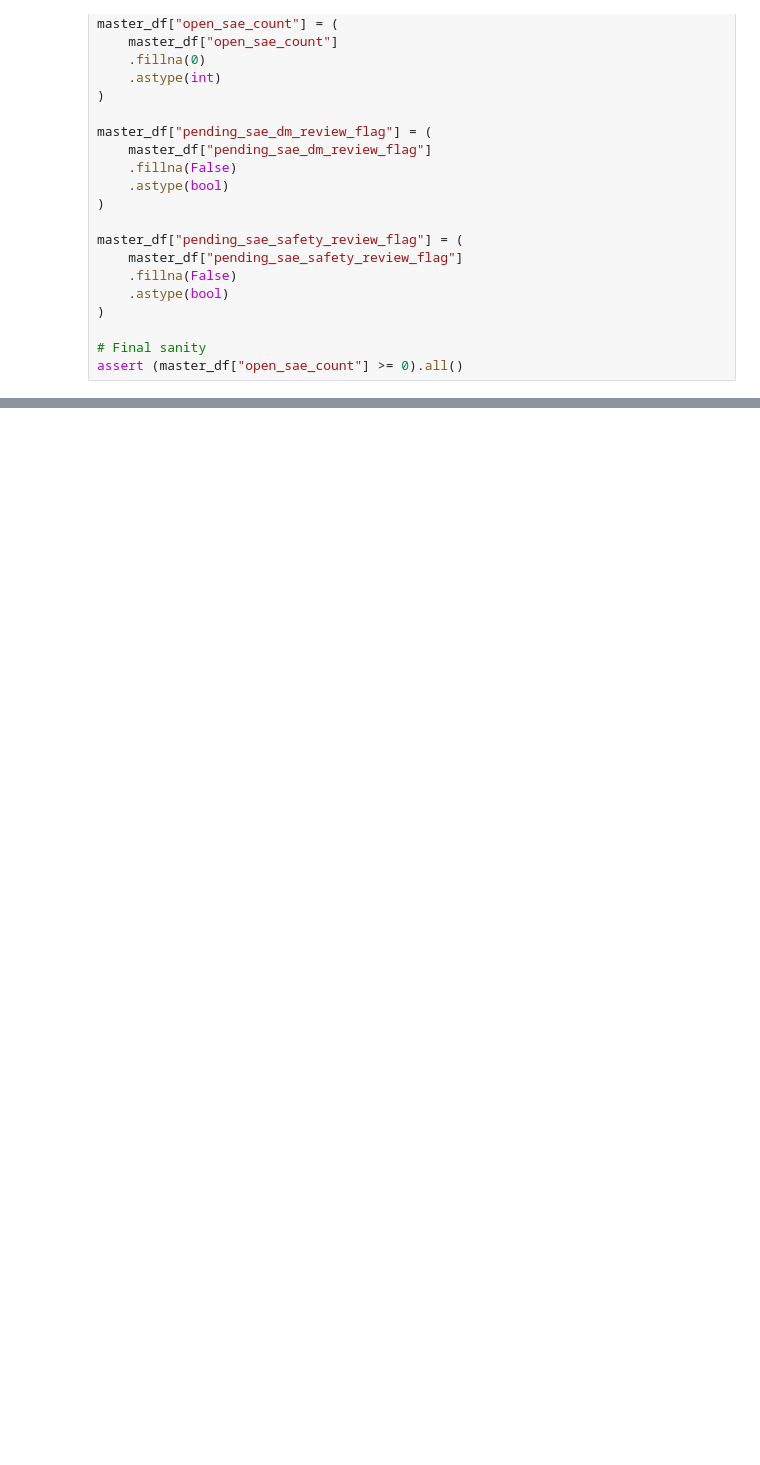
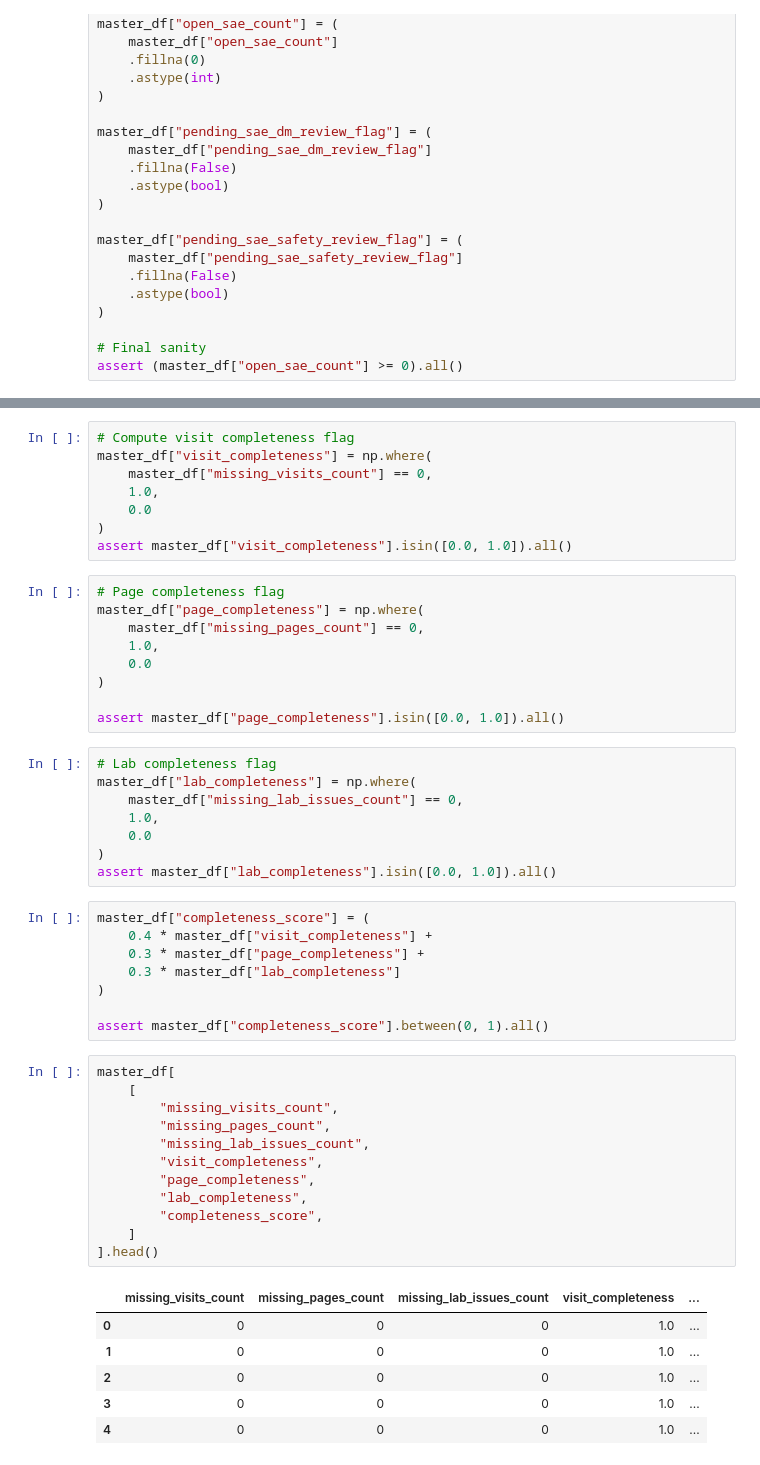
Before and after one commit to Saber0722/Operational-Dataflow, a Jupyter notebook: notebooks/Master_Subject_Table.ipynb, the cells around one changed output, grey strips where cells are left out. Drawn from its saved outputs; the diff is of its cells as text; blank space fills up the shorter version.

```diff
--- a/notebooks/Master_Subject_Table.ipynb
+++ b/notebooks/Master_Subject_Table.ipynb
@@ -520,0 +671,52 @@ assert (master_df["open_sae_count"] >= 0).all()
+# %%
+# Compute visit completeness flag
+master_df["visit_completeness"] = np.where(
+    master_df["missing_visits_count"] == 0,
+    1.0,
+    0.0
+)
+assert master_df["visit_completeness"].isin([0.0, 1.0]).all()
+# %%
+# Page completeness flag
+master_df["page_completeness"] = np.where(
+    master_df["missing_pages_count"] == 0,
+    1.0,
+    0.0
+)
+
+assert master_df["page_completeness"].isin([0.0, 1.0]).all()
+# %%
+# Lab completeness flag
+master_df["lab_completeness"] = np.where(
+    master_df["missing_lab_issues_count"] == 0,
+    1.0,
+    0.0
+)
+assert master_df["lab_completeness"].isin([0.0, 1.0]).all()
+# %%
+master_df["completeness_score"] = (
+    0.4 * master_df["visit_completeness"] +
+    0.3 * master_df["page_completeness"] +
+    0.3 * master_df["lab_completeness"]
+)
+
+assert master_df["completeness_score"].between(0, 1).all()
+# %%
+master_df[
+    [
+        "missing_visits_count",
+        "missing_pages_count",
+        "missing_lab_issues_count",
+        "visit_completeness",
+        "page_completeness",
+        "lab_completeness",
+        "completeness_score",
+    ]
+].head()
+# %% [output]
+|  | missing_visits_count | missing_pages_count | missing_lab_issues_count | visit_completeness | ... |
+| 0 | 0 | 0 | 0 | 1.0 | ... |
+| 1 | 0 | 0 | 0 | 1.0 | ... |
+| 2 | 0 | 0 | 0 | 1.0 | ... |
+| 3 | 0 | 0 | 0 | 1.0 | ... |
+| 4 | 0 | 0 | 0 | 1.0 | ... |
```
Also changed, not shown: parts of 34 cells of this notebook, 8 other files.
